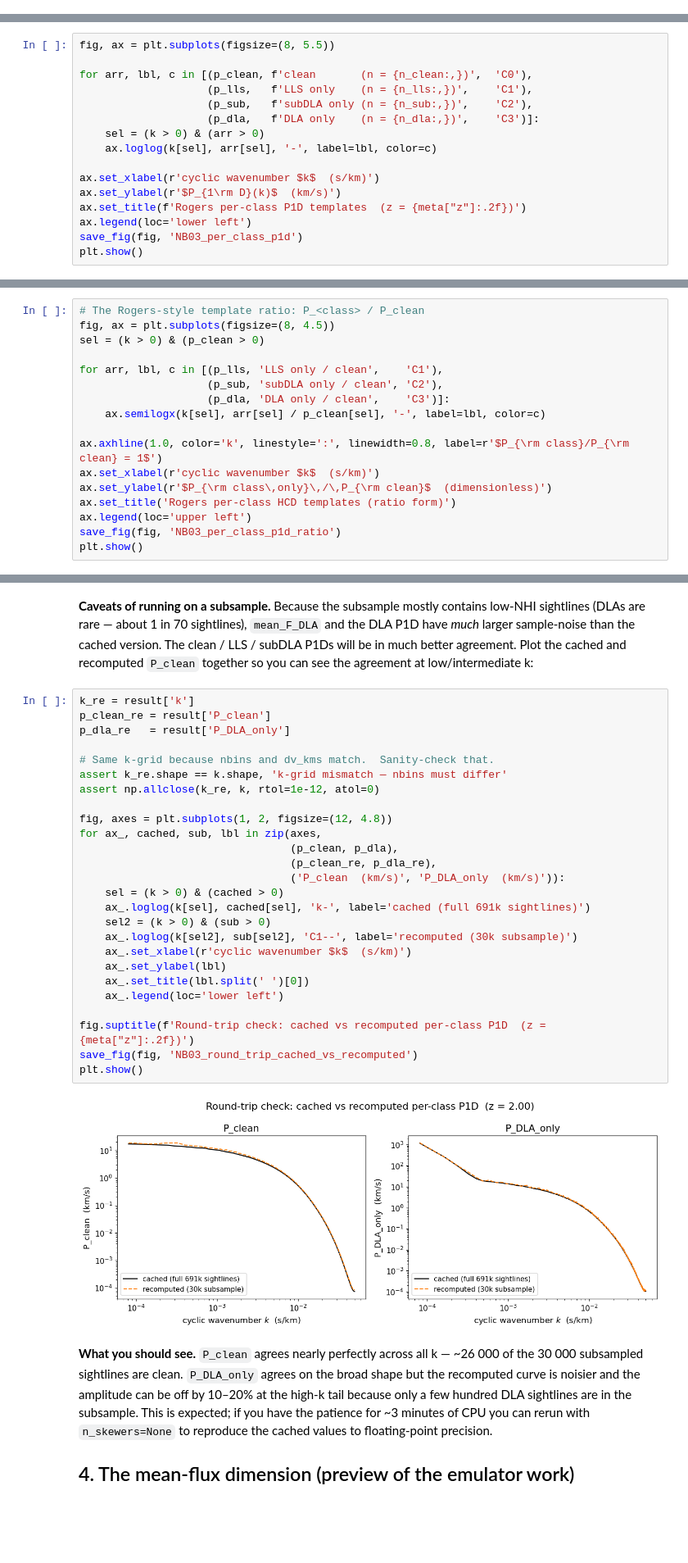
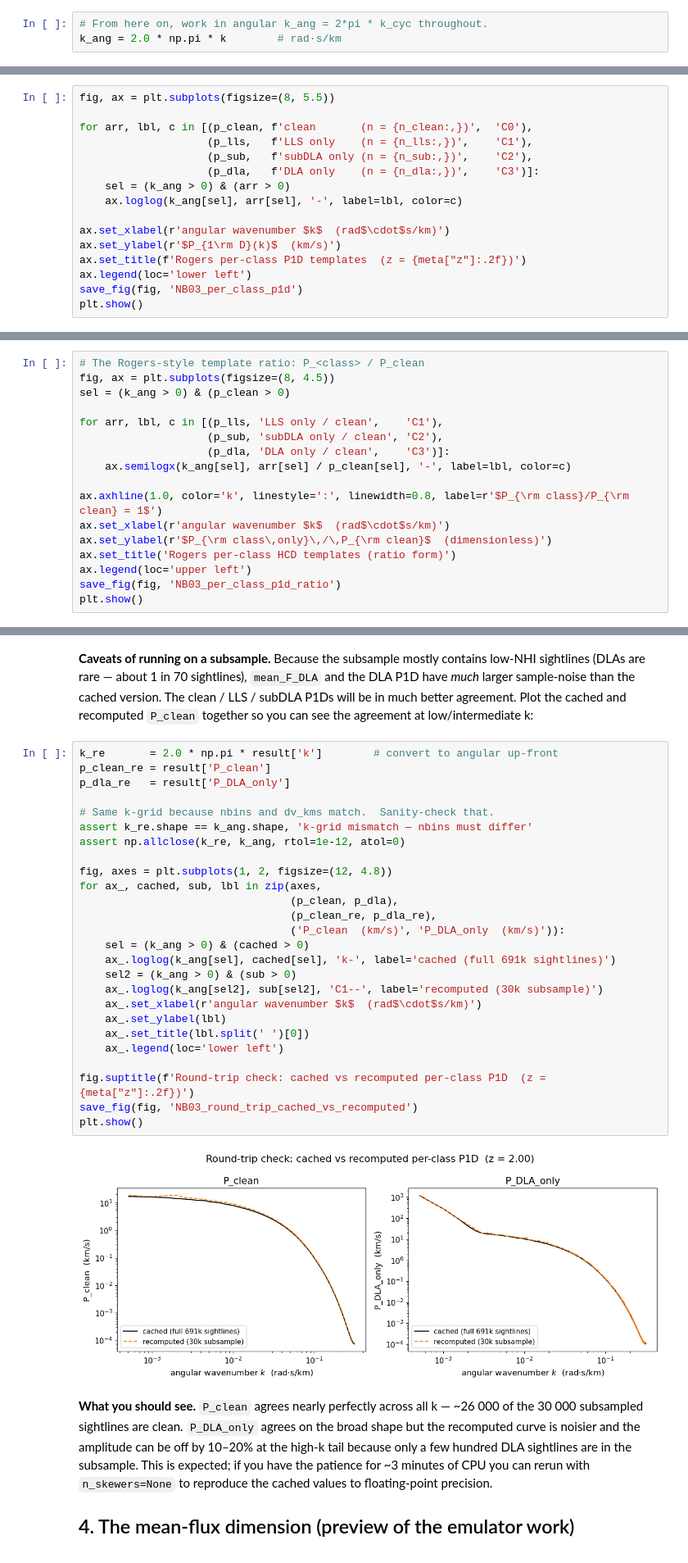
Before and after one commit to jibanCat/hcd_priya, a Jupyter notebook: notebooks/tutorials/03_recomputing_per_class_p1d.ipynb, the cells around one changed output, grey strips where cells are left out. Shown at 82% size. Saved outputs shown, nothing was run; the diff lists cells and outputs as text; blank space fills up the shorter version.

```diff
--- a/notebooks/tutorials/03_recomputing_per_class_p1d.ipynb
+++ b/notebooks/tutorials/03_recomputing_per_class_p1d.ipynb
@@ -165,3 +186,6 @@ sightlines: total=691,200  clean=615,627  LLS=49,886  subDLA=16,840  DLA=8,847
+# %%
+# From here on, work in angular k_ang = 2*pi * k_cyc throughout.
+k_ang = 2.0 * np.pi * k        # rad·s/km
 # %% [markdown]
 ## 2. Plot the four templates
 
@@ -186,10 +210,10 @@ for arr, lbl, c in [(p_clean, f'clean       (n = {n_clean:,})',  'C0'),
                     (p_lls,   f'LLS only    (n = {n_lls:,})',    'C1'),
                     (p_sub,   f'subDLA only (n = {n_sub:,})',    'C2'),
                     (p_dla,   f'DLA only    (n = {n_dla:,})',    'C3')]:
-    sel = (k > 0) & (arr > 0)
-    ax.loglog(k[sel], arr[sel], '-', label=lbl, color=c)
+    sel = (k_ang > 0) & (arr > 0)
+    ax.loglog(k_ang[sel], arr[sel], '-', label=lbl, color=c)
 
-ax.set_xlabel(r'cyclic wavenumber $k$  (s/km)')
+ax.set_xlabel(r'angular wavenumber $k$  (rad$\cdot$s/km)')
 ax.set_ylabel(r'$P_{1\rm D}(k)$  (km/s)')
 ax.set_title(f'Rogers per-class P1D templates  (z = {meta["z"]:.2f})')
 ax.legend(loc='lower left')
@@ -200,15 +224,15 @@ plt.show()
 # %%
 # The Rogers-style template ratio: P_<class> / P_clean
 fig, ax = plt.subplots(figsize=(8, 4.5))
-sel = (k > 0) & (p_clean > 0)
+sel = (k_ang > 0) & (p_clean > 0)
 
 for arr, lbl, c in [(p_lls, 'LLS only / clean',    'C1'),
                     (p_sub, 'subDLA only / clean', 'C2'),
                     (p_dla, 'DLA only / clean',    'C3')]:
-    ax.semilogx(k[sel], arr[sel] / p_clean[sel], '-', label=lbl, color=c)
+    ax.semilogx(k_ang[sel], arr[sel] / p_clean[sel], '-', label=lbl, color=c)
 
 ax.axhline(1.0, color='k', linestyle=':', linewidth=0.8, label=r'$P_{\rm class}/P_{\rm clean} = 1$')
-ax.set_xlabel(r'cyclic wavenumber $k$  (s/km)')
+ax.set_xlabel(r'angular wavenumber $k$  (rad$\cdot$s/km)')
 ax.set_ylabel(r'$P_{\rm class\,only}\,/\,P_{\rm clean}$  (dimensionless)')
 ax.set_title('Rogers per-class HCD templates (ratio form)')
 ax.legend(loc='upper left')
@@ -279,33 +303,33 @@ cached version.  The clean / LLS / subDLA P1Ds will be in much better
 agreement.  Plot the cached and recomputed `P_clean` together so you
 can see the agreement at low/intermediate k:
 # %%
-k_re = result['k']
+k_re       = 2.0 * np.pi * result['k']        # convert to angular up-front
 p_clean_re = result['P_clean']
 p_dla_re   = result['P_DLA_only']
 
 # Same k-grid because nbins and dv_kms match.  Sanity-check that.
-assert k_re.shape == k.shape, 'k-grid mismatch — nbins must differ'
-assert np.allclose(k_re, k, rtol=1e-12, atol=0)
+assert k_re.shape == k_ang.shape, 'k-grid mismatch — nbins must differ'
+assert np.allclose(k_re, k_ang, rtol=1e-12, atol=0)
 
 fig, axes = plt.subplots(1, 2, figsize=(12, 4.8))
 for ax_, cached, sub, lbl in zip(axes,
                                  (p_clean, p_dla),
                                  (p_clean_re, p_dla_re),
                                  ('P_clean  (km/s)', 'P_DLA_only  (km/s)')):
-    sel = (k > 0) & (cached > 0)
-    ax_.loglog(k[sel], cached[sel], 'k-', label='cached (full 691k sightlines)')
-    sel2 = (k > 0) & (sub > 0)
-    ax_.loglog(k[sel2], sub[sel2], 'C1--', label='recomputed (30k subsample)')
-    ax_.set_xlabel(r'cyclic wavenumber $k$  (s/km)')
+    sel = (k_ang > 0) & (cached > 0)
+    ax_.loglog(k_ang[sel], cached[sel], 'k-', label='cached (full 691k sightlines)')
+    sel2 = (k_ang > 0) & (sub > 0)
+    ax_.loglog(k_ang[sel2], sub[sel2], 'C1--', label='recomputed (30k subsample)')
+    ax_.set_xlabel(r'angular wavenumber $k$  (rad$\cdot$s/km)')
     ax_.set_ylabel(lbl)
     ax_.set_title(lbl.split(' ')[0])
     ax_.legend(loc='lower left')
 
 fig.suptitle(f'Round-trip check: cached vs recomputed per-class P1D  (z = {meta["z"]:.2f})')
 save_fig(fig, 'NB03_round_trip_cached_vs_recomputed')
 plt.show()
 # %% [output]
-[figure, old version]
+[figure, new version]
 # %% [markdown]
 **What you should see.**  `P_clean` agrees nearly perfectly across all k
 — ~26 000 of the 30 000 subsampled sightlines are clean.  `P_DLA_only`
```
Also changed, not shown: parts of 5 cells of this notebook, 11 other files.
